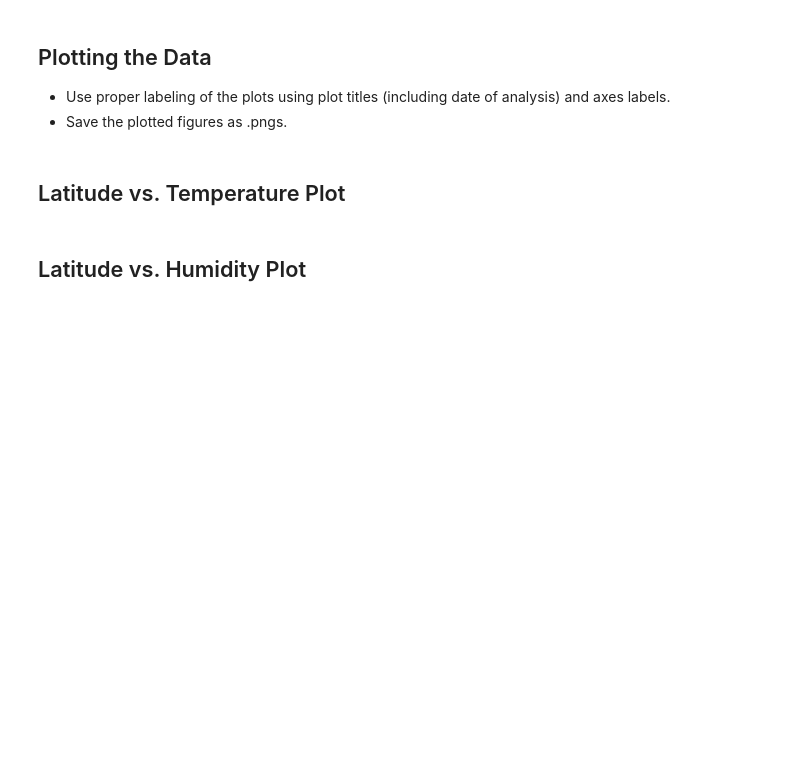
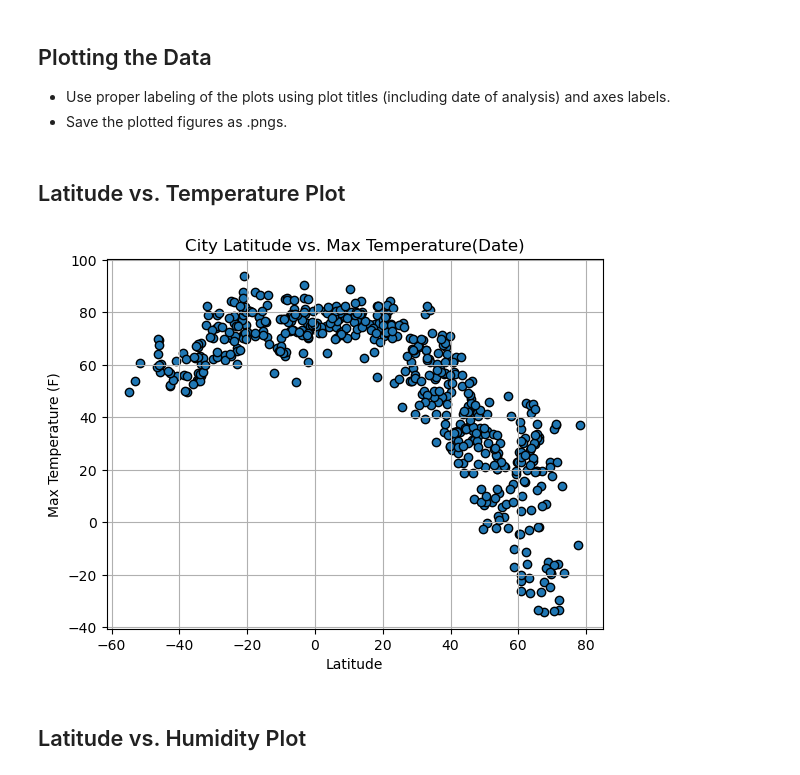
Before and after one commit to vgpass/python_api-challenge, a Jupyter notebook: WeatherPy/WeatherPyworking.ipynb, the cells around one changed output. Saved outputs shown, nothing was run; the diff lists cells and outputs as text; code cells hidden in the pictures; blank space fills up the shorter version.

```diff
--- a/WeatherPy/WeatherPyworking.ipynb
+++ b/WeatherPy/WeatherPyworking.ipynb
@@ -328,0 +414,6 @@ cities_df_new.to_csv('new_cities_df')
+# %%
+# Read saved data
+city_data_df = pd.read_csv("output_data/cities.csv", index_col="City_ID")
+
+# Display sample data
+city_data_df.head()
@@ -357,12 +456,15 @@ cities_clean_data.sort_values(['Lat'])
 # %% [markdown]
 ## Latitude vs. Temperature Plot
 # %%
-plt.scatter(cities_clean_data['Lat'], cities_clean_data['Max Temp'])
+plt.scatter(city_data_df['Lat'], city_data_df['Max Temp'], edgecolor= 'black')
 plt.title('City Latitude vs. Max Temperature(Date)')
 plt.xlabel('Latitude')
 plt.ylabel('Max Temperature (F)')
 plt.grid()
+plt.savefig("output_data/Fig1.png")
 plt.show()
+# %% [output]
+[figure, added]
 # %% [markdown]
 ## Latitude vs. Humidity Plot
 # %%
```
Also changed, not shown: parts of 29 cells of this notebook, 6 other files.
